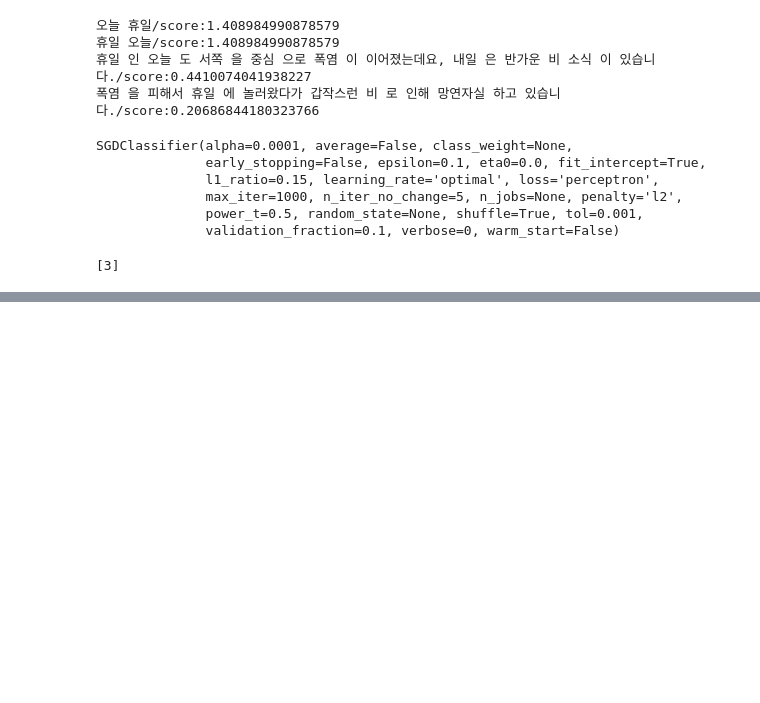
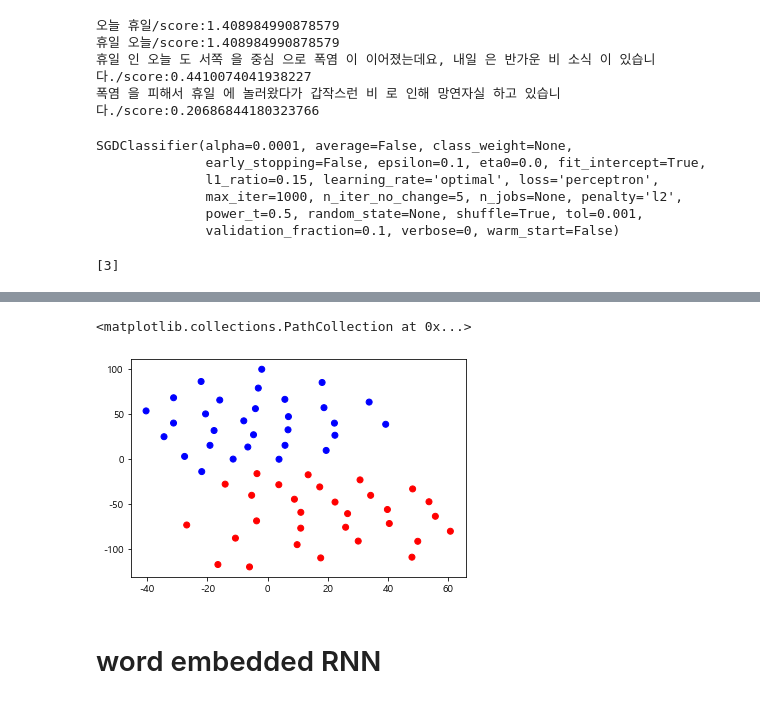
Before and after one commit to ys21-loka/Beek06, a Jupyter notebook: 자연어처리/2.07~NLP_basic.ipynb, the cells around one changed output, grey strips where cells are left out. Drawn from its saved outputs; the diff is of its cells as text; code cells hidden in the pictures; blank space fills up the shorter version.

```diff
--- a/자연어처리/2.07~NLP_basic.ipynb
+++ b/자연어처리/2.07~NLP_basic.ipynb
@@ -336,0 +724,21 @@ print(y_pred)
+# %%
+group1 = w2v_model.wv.most_similar(tokens('김치'), topn=30)
+group1 = [w for ( w,  s )  in  group1 ]
+X1 = w2v_model[group1]
+
+group2 = w2v_model.wv.most_similar(tokens('정우성'), topn=30)
+group2 = [w for ( w,  s )  in  group2 ]
+X2 = w2v_model[group2]
+
+X_tsne =tsne.fit_transform(np.vstack([X1, X2]))
+
+label = np.hstack([0*np.ones(30), np.ones(30)  ])
+c = [ 'red'  if l == 0  else 'blue'  for l in label ]
+
+
+plt.scatter(X_tsne[:,0], X_tsne[:,1], color=c) # 2차원으로 줄인 결과니 실제 연관성과는 다르게 보일 수 있음
+# %% [output]
+<matplotlib.collections.PathCollection at 0x...>
+[figure, added]
+# %% [markdown]
+# word embedded RNN
```
Also changed, not shown: parts of 73 cells of this notebook, 15 other files.
